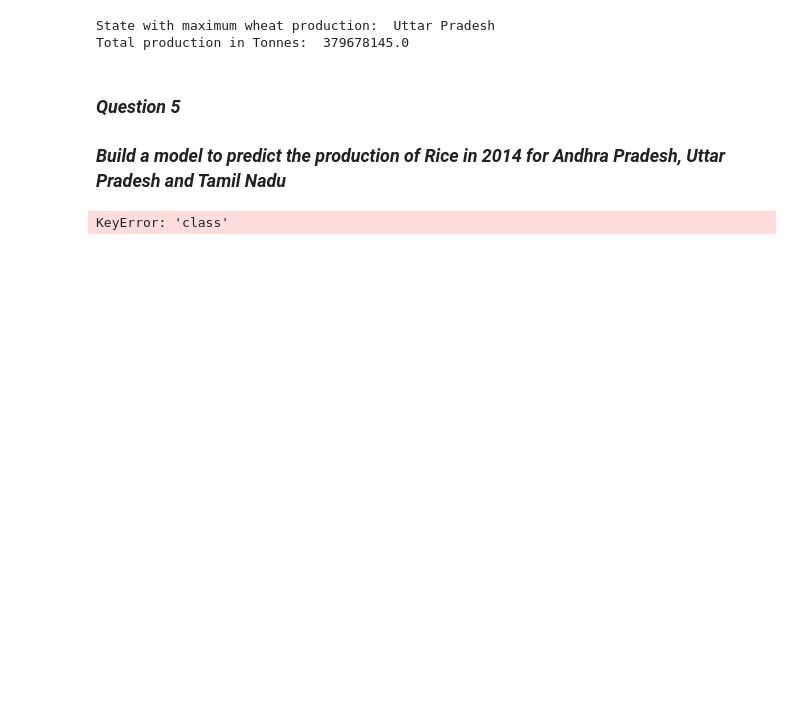
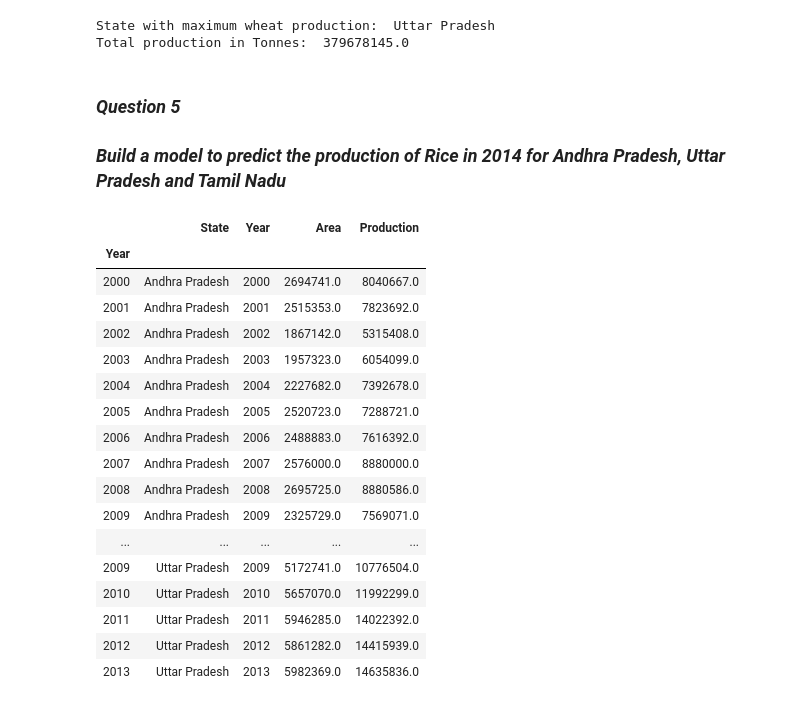
Before and after one commit to Neha-Jacob/Crop-Analysis-India, a Jupyter notebook: Crop Production Analysis - India.ipynb, the cells around one changed output. Saved outputs shown, nothing was run; the diff lists cells and outputs as text; code cells hidden in the pictures; blank space fills up the shorter version.

Commit message:
Add files via upload
contains a few errors in q5 section.. to check

```diff
--- a/Crop Production Analysis - India.ipynb
+++ b/Crop Production Analysis - India.ipynb
@@ -33,8 +34,8 @@ warnings.filterwarnings(action="ignore")
 # %% [output]
 Using TensorFlow backend.
 # %%
-crop_df = pd.read_csv ("D:/Spotle AI Internship/state-wise-crop-production-India.csv")
-crop_df
+cropProd_df = pd.read_csv ("D:/Spotle AI Internship/state-wise-crop-production-India.csv")
+cropProd_df
 # %% [output]
 |  | State | Year | Crop | Area | Production |
 | 0 | Andaman and Nicobar Islands | 2000 | Arecanut | 4354.0 | 7200.0 |
@@ -348,20 +347,3 @@ Total production in Tonnes:  379678145.0
 # %% [markdown]
 ### _Question 5_
 ### _Build a model to predict the production of Rice in 2014 for Andhra Pradesh, Uttar Pradesh and Tamil Nadu_
-# %%
-duplicate = duplicate.rename(columns={'Production' : 'class'})  #renaming the result column
-colnames=duplicate.columns
-label_encoder = LabelEncoder()
-duplicate['State']= label_encoder.fit_transform(duplicate['State'])
-labels = duplicate.pop('class')  #removing the class column from the features table
-keys = label_encoder.classes_
-values = label_encoder.transform(label_encoder.classes_)
-dictionary = dict(zip(keys, values)) #storing the converted column entries as (key,value) pairs
-print(dictionary)
-xtrain, xtest, ytrain, ytest = train_test_split(duplicate, labels, test_size=0.20,random_state=5)  #splitting the dataset into train and test set
-scaler = StandardScaler()
-scaler.fit(xtrain)
-xtrain = scaler.transform(xtrain)
-xtest = scaler.transform(xtest)
-# %% [output]
-KeyError: 'class'
@@ -378,0 +350,25 @@ model.fit(xtrain, ybinary, epochs=100, verbose=1)
+# %%
+states = ['Andhra Pradesh', 'Tamil Nadu', 'Uttar Pradesh']
+statesRice_df = cropProd_df[(cropProd_df['Crop']=='Rice') & (cropProd_df['State'].isin(states)) ]
+del statesRice_df['Crop']
+statesRice_df.index = statesRice_df['Year']
+statesRice_df
+# %% [output]
+|  | State | Year | Area | Production |
+| Year |  |  |  |  |
+| 2000 | Andhra Pradesh | 2000 | 2694741.0 | 8040667.0 |
+| 2001 | Andhra Pradesh | 2001 | 2515353.0 | 7823692.0 |
+| 2002 | Andhra Pradesh | 2002 | 1867142.0 | 5315408.0 |
+| 2003 | Andhra Pradesh | 2003 | 1957323.0 | 6054099.0 |
+| 2004 | Andhra Pradesh | 2004 | 2227682.0 | 7392678.0 |
+| 2005 | Andhra Pradesh | 2005 | 2520723.0 | 7288721.0 |
+| 2006 | Andhra Pradesh | 2006 | 2488883.0 | 7616392.0 |
+| 2007 | Andhra Pradesh | 2007 | 2576000.0 | 8880000.0 |
+| 2008 | Andhra Pradesh | 2008 | 2695725.0 | 8880586.0 |
+| 2009 | Andhra Pradesh | 2009 | 2325729.0 | 7569071.0 |
+| ... | ... | ... | ... | ... |
+| 2009 | Uttar Pradesh | 2009 | 5172741.0 | 10776504.0 |
+| 2010 | Uttar Pradesh | 2010 | 5657070.0 | 11992299.0 |
+| 2011 | Uttar Pradesh | 2011 | 5946285.0 | 14022392.0 |
+| 2012 | Uttar Pradesh | 2012 | 5861282.0 | 14415939.0 |
+| 2013 | Uttar Pradesh | 2013 | 5982369.0 | 14635836.0 |
```
Also changed, not shown: parts of 21 cells of this notebook.
